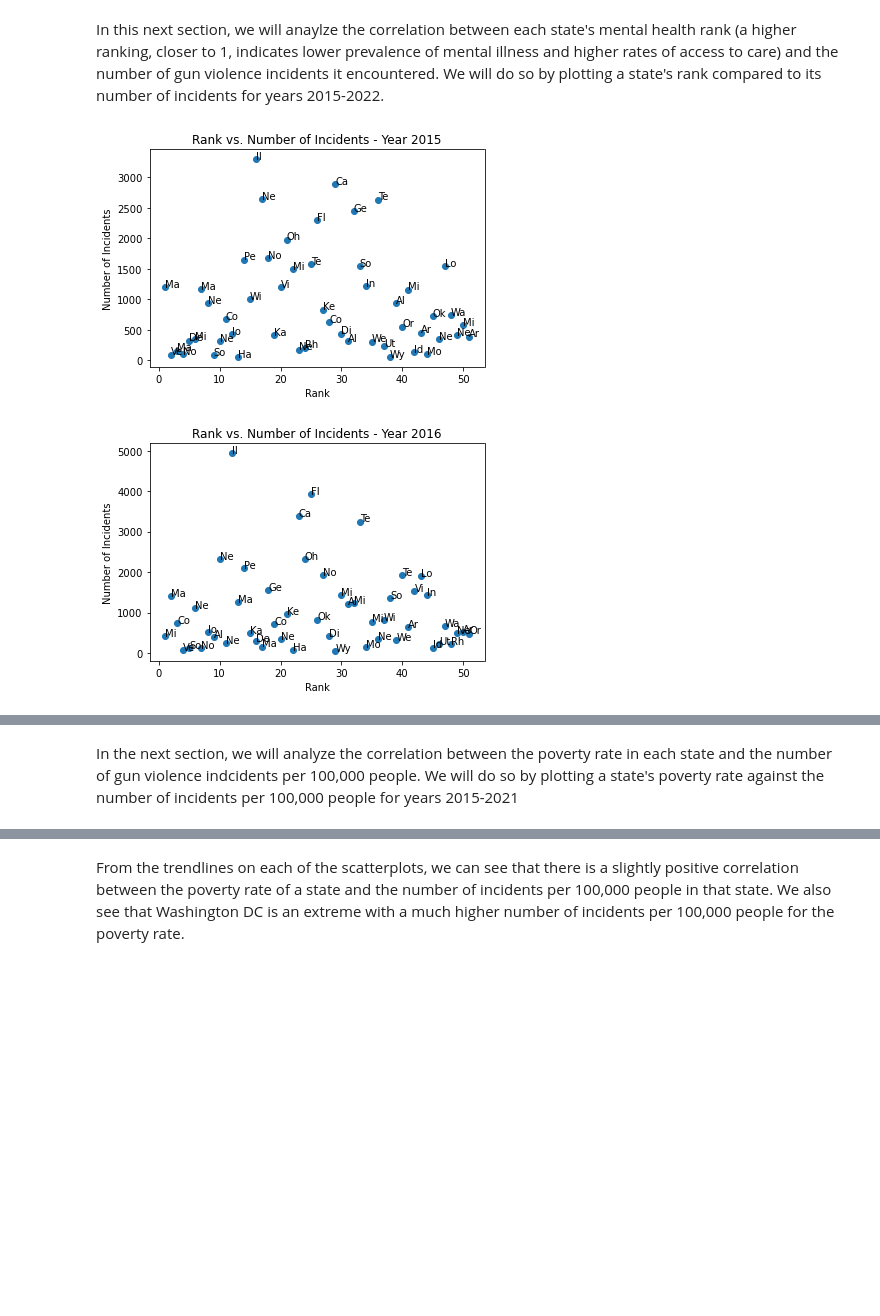
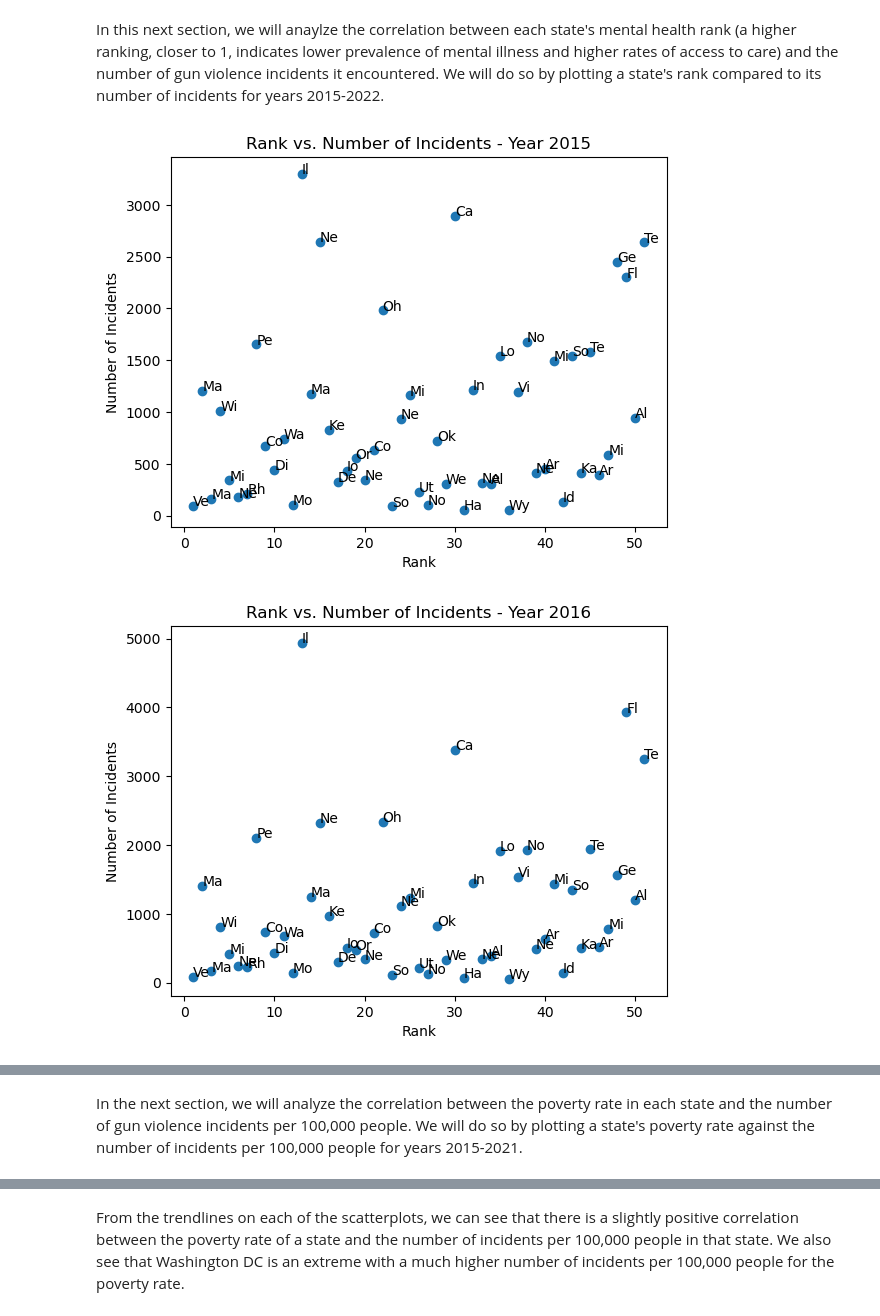
Before and after one commit to d1solis/Gun-Violence-Analysis-Project, a Jupyter notebook: EDACheckpointGroup_Sp23_Calvin_Hobbes_Fan_Club.ipynb, the cells around one changed output, grey strips where cells are left out. Drawn from its saved outputs; the diff is of its cells as text; code cells hidden in the pictures; blank space fills up the shorter version.

```diff
--- a/EDACheckpointGroup_Sp23_Calvin_Hobbes_Fan_Club.ipynb
+++ b/EDACheckpointGroup_Sp23_Calvin_Hobbes_Fan_Club.ipynb
@@ -150,36 +150,39 @@ From the histogram above, we can clearly see the distribution of gun violence in
 # %% [markdown]
 In this next section, we will anaylze the correlation between each state's mental health rank (a higher ranking, closer to 1, indicates lower prevalence of mental illness and higher rates of access to care) and the number of gun violence incidents it encountered. We will do so by plotting a state's rank compared to its number of incidents for years 2015-2022.
 # %%
-# Create Mental Helath Dataframe
+# Create Mental Health DataFrame
 mentalDF = pd.read_csv("Datasets/MentalHealth.csv")
 
 # Converting Incident_Date column to datetime type and extracting the year
 incidentsDF['Incident_Date'] = pd.to_datetime(incidentsDF['Incident_Date'])
 incidentsDF['Year'] = incidentsDF['Incident_Date'].dt.year
 
 # Grouping incidentsDF by Year and State and counting the occurrences
 totalIncidentsDF = incidentsDF.groupby(['Year', 'State']).size().reset_index(name='Total_Incidents')
 
 # Removing rows with the year 2014 since there's no mental health data from that year
 totalIncidentsDF = totalIncidentsDF[totalIncidentsDF['Year'] != 2014]
 
-# Plotting scatterplots
+# Get all unique years
 years = totalIncidentsDF['Year'].unique()
+
+# Plotting scatterplots for each year
 for year in years:
     data_year = totalIncidentsDF[totalIncidentsDF['Year'] == year]
-    merged_df = pd.merge(data_year, mentalDF, on=['Year', 'State'])
+    merged_df = pd.merge(data_year, mentalDF, on=['State'], how='left')
+    merged_df = merged_df.drop_duplicates(subset='State')  # Keep only one entry per state
     # print(merged_df)
     plt.scatter(merged_df['Rank'], merged_df['Total_Incidents'])
     plt.title(f'Rank vs. Number of Incidents - Year {year}')
     plt.xlabel('Rank')
     plt.ylabel('Number of Incidents')
 
     # Labeling the dots with state abbreviations
     for i in range(len(merged_df)):
         state_abbr = merged_df['State'].iloc[i][:2]  # Extract first two characters as abbreviation
         plt.text(merged_df['Rank'].iloc[i], merged_df['Total_Incidents'].iloc[i], state_abbr)
 
     plt.show()
 # %% [output]
-[figure, old version]
+[figure, new version]
-[figure, old version]
+[figure, new version]
@@ -192,5 +195,5 @@ for year in years:
 # %% [markdown]
-In the next section, we will analyze the correlation between the poverty rate in each state and the number of gun violence indcidents per 100,000 people. We will do so by plotting a state's poverty rate against the number of incidents per 100,000 people for years 2015-2021
+In the next section, we will analyze the correlation between the poverty rate in each state and the number of gun violence incidents per 100,000 people. We will do so by plotting a state's poverty rate against the number of incidents per 100,000 people for years 2015-2021.
 # %%
 mask = povertyDF['Year'] >= 2015
 povertyDF = povertyDF[mask]
```
Also changed, not shown: parts of 3 cells of this notebook.
